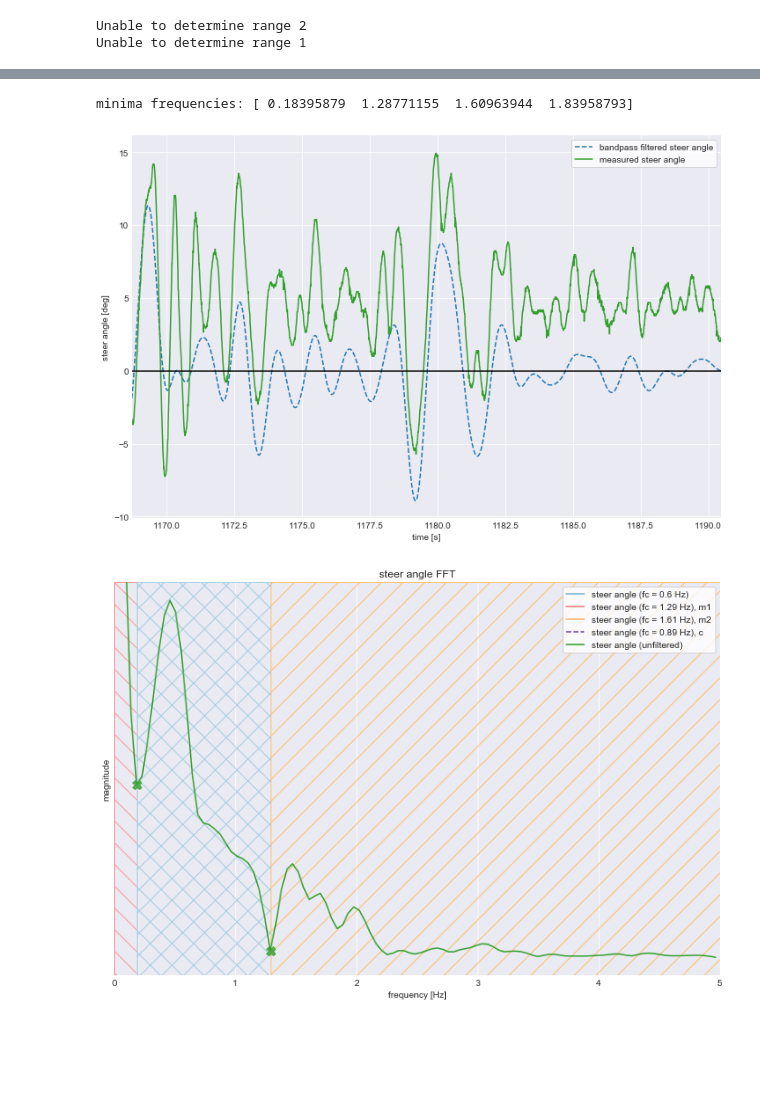
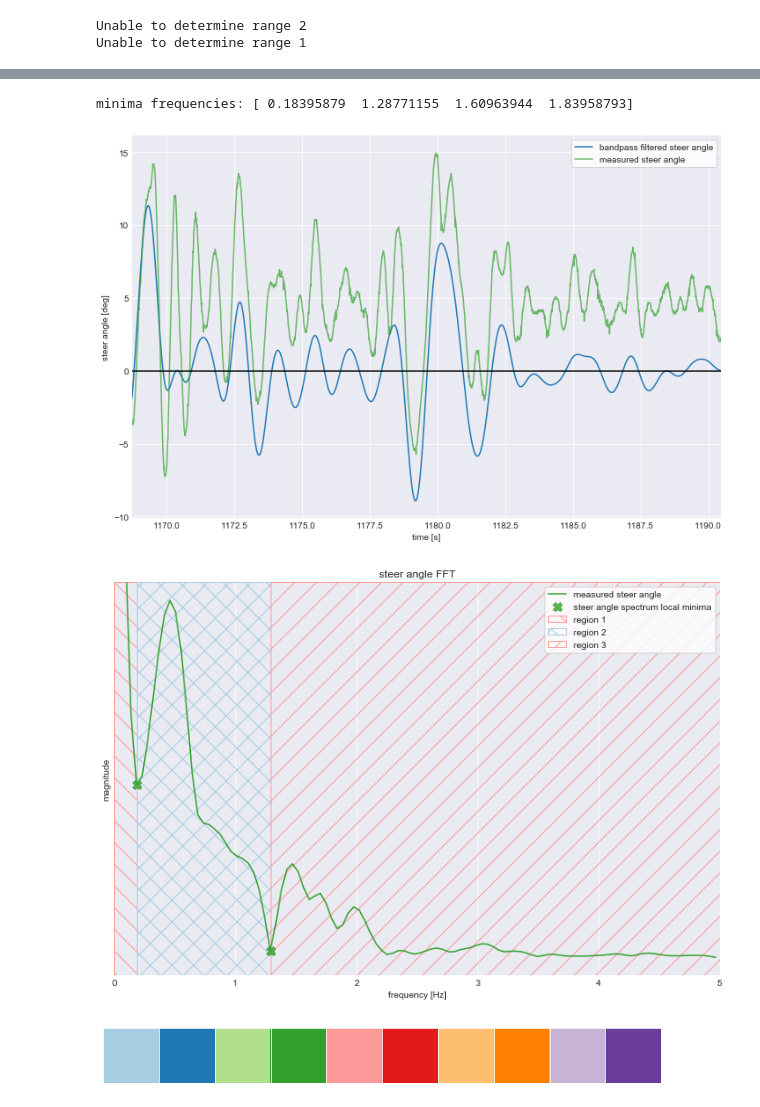
Before and after one commit to oliverlee/antlia, a Jupyter notebook: python/notebooks/simpler_trial_plots.ipynb, the cells around one changed output, grey strips where cells are left out. Drawn from its saved outputs; the diff is of its cells as text; code cells hidden in the pictures; blank space fills up the shorter version.

Commit message:
Use consistent colors for measured and filtered signals

```diff
--- a/python/notebooks/simpler_trial_plots.ipynb
+++ b/python/notebooks/simpler_trial_plots.ipynb
@@ -47,33 +47,3 @@ trial = record.trial[tid]
 # %% [output]
 Unable to determine range 2
 Unable to determine range 1
-# %%
-plt.close('all')
-fig, ax = braking.plot_trial_braking_event(trial.data)
-
-# remove braking region
-[child.remove() for child in ax.get_children()
- if isinstance(child, mpatches.Polygon)]
-
-for l in ax.get_lines()[5:]:
-    # remove best fit line
-    l.remove()
-
-lines = ax.get_lines()
-
-# change deceleration plots to use a different linestyle
-lines[1].set_linestyle('-.')
-lines[3].set_linestyle('-.')
-
-# update legend labels
-lines[0].set_label('velocity')
-lines[1].set_label('deceleration')
-ax.legend()
-
-ax.set_ylabel('velocity [m/s], deceleration [m/s^2]')
-
-# change x limits
-t = lines[0].get_xdata()
-ax.set_xlim((t[0], t[-1]))
-
-plt.show()
@@ -107,9 +139,14 @@ for i, l in enumerate(axes[1].get_lines()):
         l.set_color(colors[i - 3])
 
 lines = axes[0].get_lines()
+
 lines[0].set_color(colors[1])
+lines[0].set_linestyle('-')
+lines[0].set_label('bandpass filtered steer angle')
+
 lines[1].set_color(colors[3])
-lines[0].set_label('bandpass filtered steer angle')
+lines[1].set_linestyle('-')
+lines[1].set_alpha(0.7)
 lines[1].set_label('measured steer angle')
 
 lines = axes[1].get_lines()
@@ -129,33 +166,39 @@ axes[1].axvspan(0, freq[minima[0]],
                 hatch='\\',
                 fill=False,
                 color=colors[4])
 axes[1].axvspan(freq[minima[0]], freq[minima[1]],
                 label='region 2',
                 hatch='X',
                 fill=False,
                 color=colors[0])
 axes[1].axvspan(freq[minima[1]], 5,
                 label='region 3',
                 hatch='/',
                 fill=False,
-                color=colors[6])
+                color=colors[4])
 
 axes[0].legend()
+axes[1].legend()
 axes[0].set_xlim((trial.data.time[0], trial.data.time[-1]))
 axes[1].set_xlim((0, 5))
 
 axes[0].set_ylabel('steer angle [deg]')
 
 # update axes[0] y limits after conversion from rad to deg
 axes[0].relim()
 axes[0].autoscale_view()
 
 # remove y ticks
 axes[1].set_ylabel('magnitude')
 axes[1].get_yaxis().set_ticks([])
 
+
 plt.show()
 # %% [output]
 minima frequencies: [ 0.18395879  1.28771155  1.60963944  1.83958793]
-[figure, old version]
+[figure, new version]
-[figure, old version]
+[figure, new version]
+# %%
+sns.palplot(colors)
+# %% [output]
+[figure, added]
```
Also changed, not shown: parts of 2 cells of this notebook.
